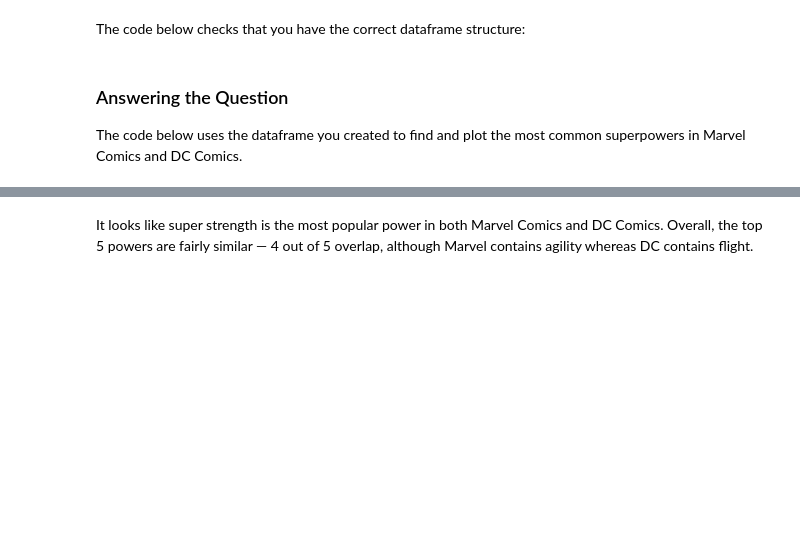
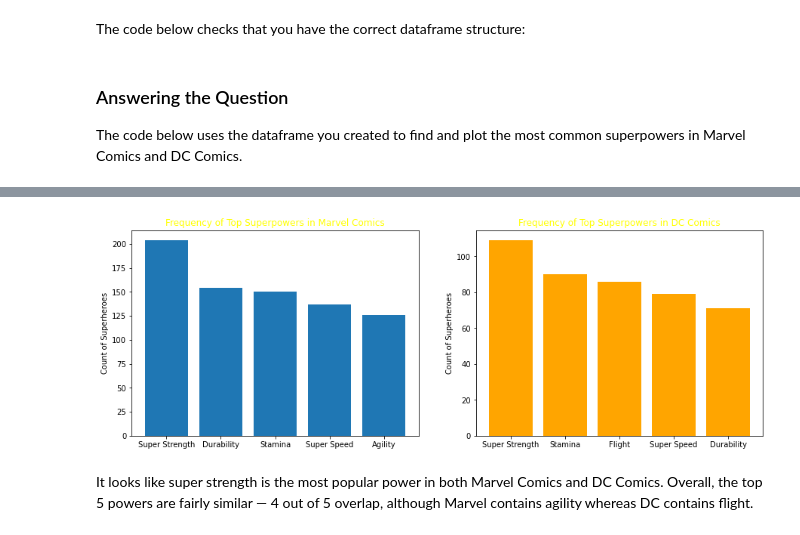
Before and after one commit to Philipmwasi/Eda-lab, a Jupyter notebook: Eda-lab/index.ipynb, the cells around one changed output, grey strips where cells are left out. Drawn from its saved outputs; the diff is of its cells as text; code cells hidden in the pictures; blank space fills up the shorter version.

```diff
--- a/Eda-lab/index.ipynb
+++ b/Eda-lab/index.ipynb
@@ -725,0 +724,11 @@ Don't worry if the rows or columns are in a different order, all that matters is
+# %%
+#aggregating the data into the required columns
+
+ #obtaining the column names required for powers
+powers = list(heroes_and_powers_df.columns[-168:-1])
+powers.append('name')
+powers.append("Publisher")
+
+#grouping
+grouped_by_publisher = heroes_and_powers_df[powers].groupby("Publisher").sum().T
+grouped_by_publisher
@@ -725,0 +749,5 @@ Don't worry if the rows or columns are in a different order, all that matters is
+# %%
+full_columns = grouped_by_publisher.reset_index()
+question_3_df = pd.DataFrame()
+question_3_df[['Superpower Name', 'Marvel Comics', 'DC Comics']] = full_columns[['index','Marvel Comics', 'DC Comics']]
+question_3_df
@@ -761,17 +817,19 @@ dc_most_common
 # %%
 # Run this cell without changes
 
 fig, (ax1, ax2) = plt.subplots(ncols=2, figsize=(15, 5))
 
 ax1.bar(
     x=marvel_most_common["Superpower Name"], height=marvel_most_common["Marvel Comics"]
 )
-ax2.bar(x=dc_most_common["Superpower Name"], height=dc_most_common["DC Comics"])
+ax2.bar(x=dc_most_common["Superpower Name"], height=dc_most_common["DC Comics"], color='orange')
 
 ax1.set_ylabel("Count of Superheroes")
 ax2.set_ylabel("Count of Superheroes")
-ax1.set_title("Frequency of Top Superpowers in Marvel Comics")
-ax2.set_title("Frequency of Top Superpowers in DC Comics");
+ax1.set_title("Frequency of Top Superpowers in Marvel Comics", color='yellow')
+ax2.set_title("Frequency of Top Superpowers in DC Comics", color='yellow');
+# %% [output]
+[figure, added]
 # %% [markdown]
 It looks like super strength is the most popular power in both Marvel Comics and DC Comics. Overall, the top 5 powers are fairly similar — 4 out of 5 overlap, although Marvel contains agility whereas DC contains flight.
 # %% [markdown]
```
Also changed, not shown: parts of 12 cells of this notebook.
